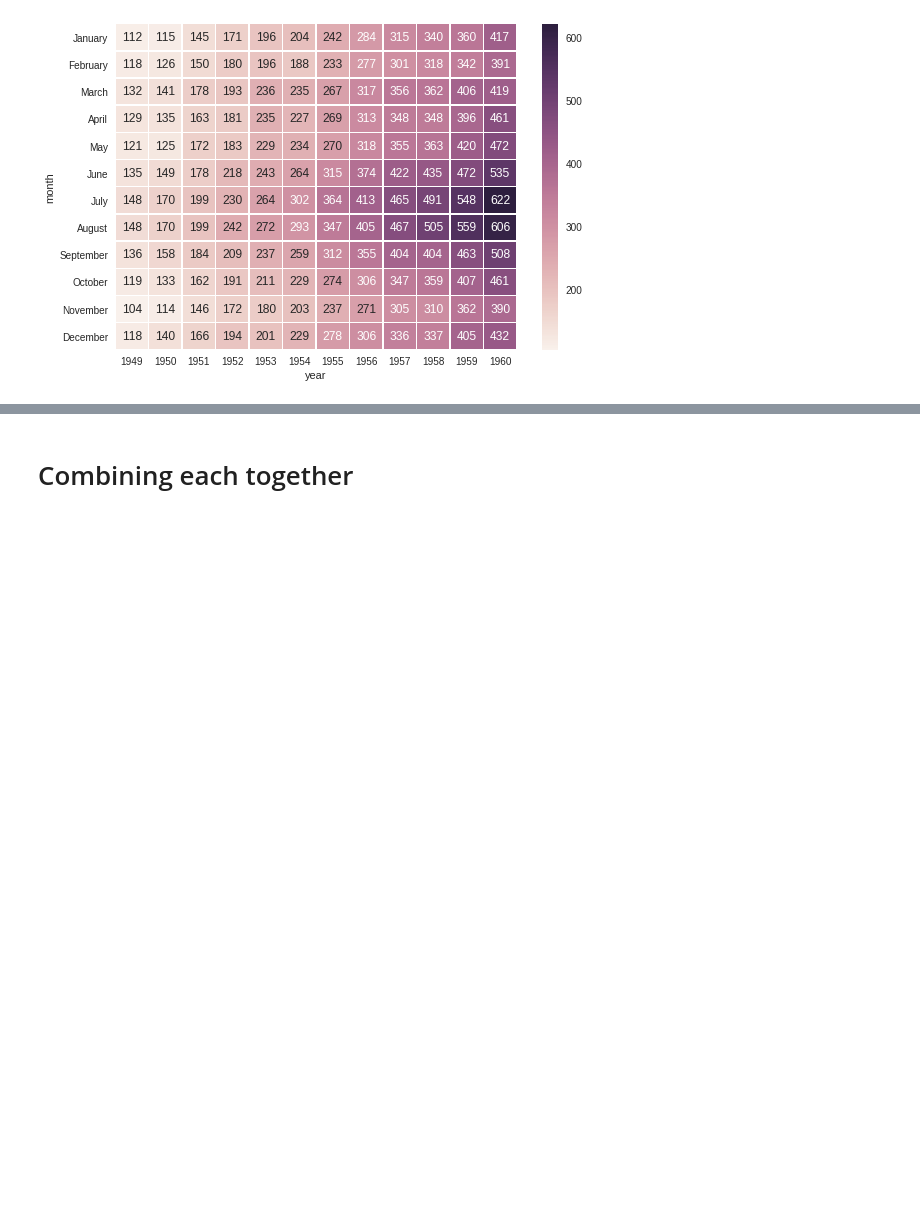
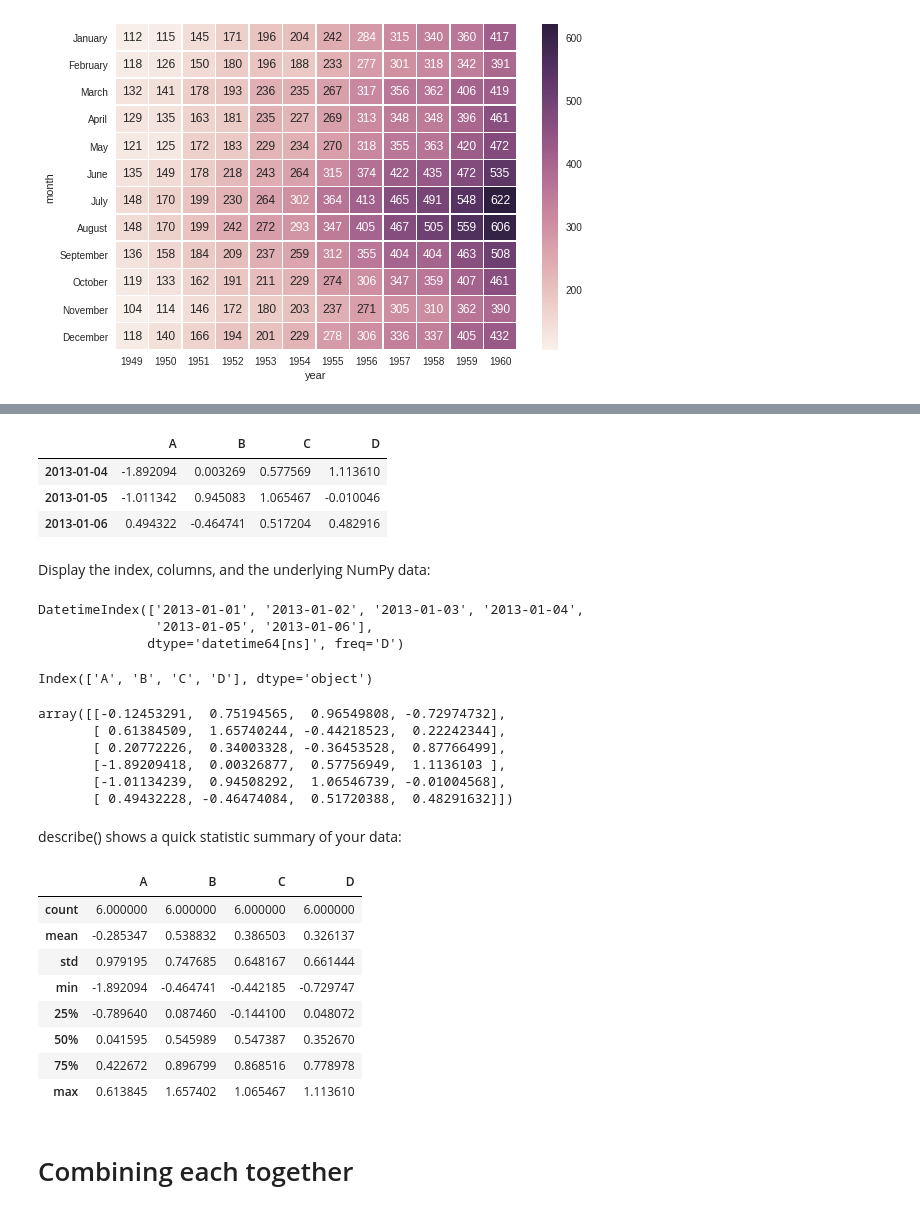
Before and after one commit to SiLiKhon/HEPStatsSeminar, a Jupyter notebook: Overview_of_useful_Python_libraries.ipynb, the cells around one changed output, grey strips where cells are left out. Drawn from its saved outputs; the diff is of its cells as text; code cells hidden in the pictures; blank space fills up the shorter version.

```diff
--- a/Overview_of_useful_Python_libraries.ipynb
+++ b/Overview_of_useful_Python_libraries.ipynb
@@ -380,0 +406,3 @@ sns.heatmap(flights, annot=True, fmt="d", linewidths=.5, ax=ax)
+# %%
+dates = pd.date_range('20130101', periods=6)
+dates
@@ -380,0 +413,4 @@ sns.heatmap(flights, annot=True, fmt="d", linewidths=.5, ax=ax)
+# %%
+df = pd.DataFrame(np.random.randn(6,4), index=dates, columns=list('ABCD'))
+
+df
@@ -381,3 +473,45 @@ sns.heatmap(flights, annot=True, fmt="d", linewidths=.5, ax=ax)
+# %%
+df.tail(3)
+# %% [output]
+|  | A | B | C | D |
+| 2013-01-04 | -1.892094 | 0.003269 | 0.577569 | 1.113610 |
+| 2013-01-05 | -1.011342 | 0.945083 | 1.065467 | -0.010046 |
+| 2013-01-06 | 0.494322 | -0.464741 | 0.517204 | 0.482916 |
+# %% [markdown]
+Display the index, columns, and the underlying NumPy data:
+# %%
+df.index
+# %% [output]
+DatetimeIndex(['2013-01-01', '2013-01-02', '2013-01-03', '2013-01-04',
+               '2013-01-05', '2013-01-06'],
+              dtype='datetime64[ns]', freq='D')
+# %%
+df.columns
+# %% [output]
+Index(['A', 'B', 'C', 'D'], dtype='object')
+# %%
+df.values
+# %% [output]
+array([[-0.12453291,  0.75194565,  0.96549808, -0.72974732],
+       [ 0.61384509,  1.65740244, -0.44218523,  0.22242344],
+       [ 0.20772226,  0.34003328, -0.36453528,  0.87766499],
+       [-1.89209418,  0.00326877,  0.57756949,  1.1136103 ],
+       [-1.01134239,  0.94508292,  1.06546739, -0.01004568],
+       [ 0.49432228, -0.46474084,  0.51720388,  0.48291632]])
+# %% [markdown]
+describe() shows a quick statistic summary of your data:
+# %%
+df.describe()
+# %% [output]
+|  | A | B | C | D |
+| count | 6.000000 | 6.000000 | 6.000000 | 6.000000 |
+| mean | -0.285347 | 0.538832 | 0.386503 | 0.326137 |
+| std | 0.979195 | 0.747685 | 0.648167 | 0.661444 |
+| min | -1.892094 | -0.464741 | -0.442185 | -0.729747 |
+| 25% | -0.789640 | 0.087460 | -0.144100 | 0.048072 |
+| 50% | 0.041595 | 0.545989 | 0.547387 | 0.352670 |
+| 75% | 0.422672 | 0.896799 | 0.868516 | 0.778978 |
+| max | 0.613845 | 1.657402 | 1.065467 | 1.113610 |
 # %% [markdown]
 # Combining each together
 # %% [markdown]
```
Also changed, not shown: parts of 16 cells of this notebook.
